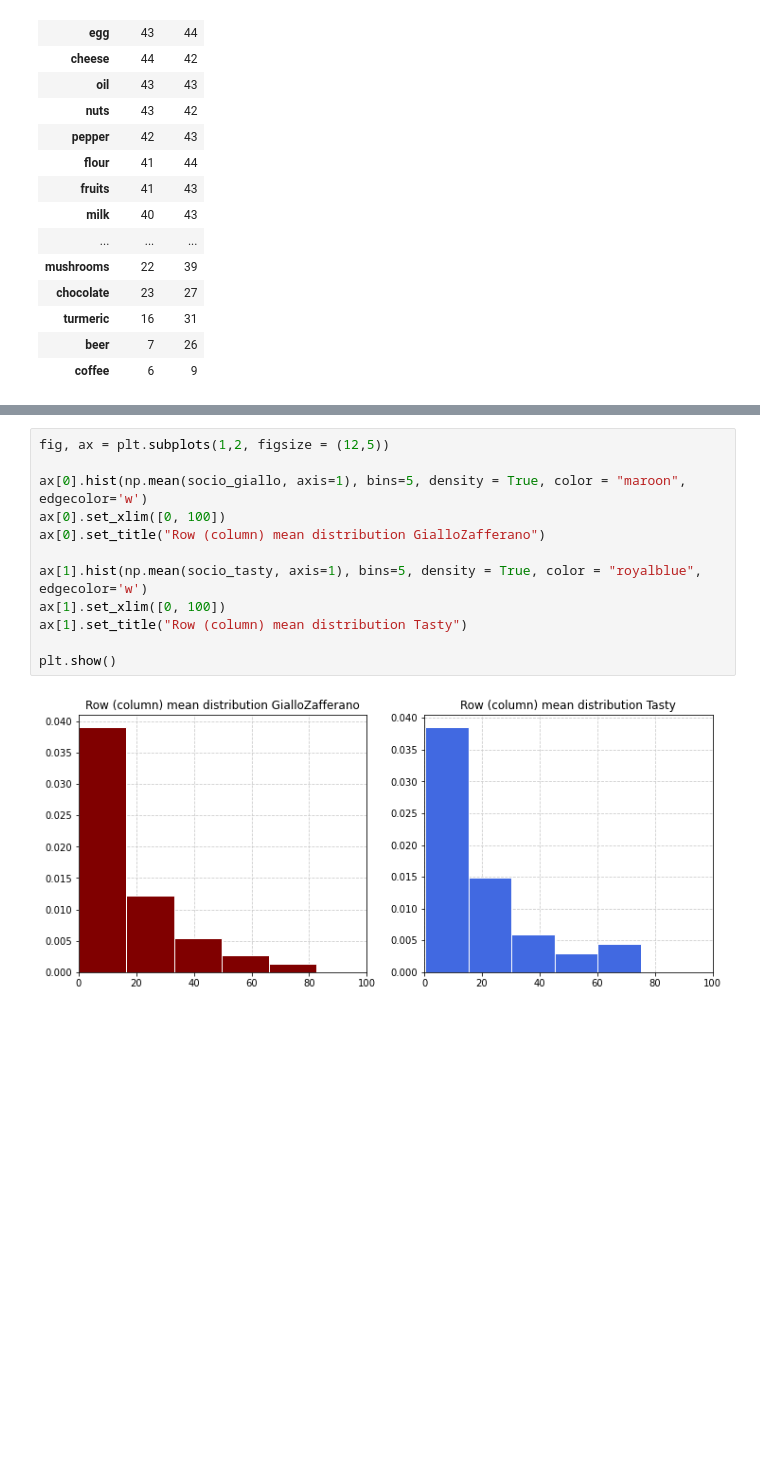
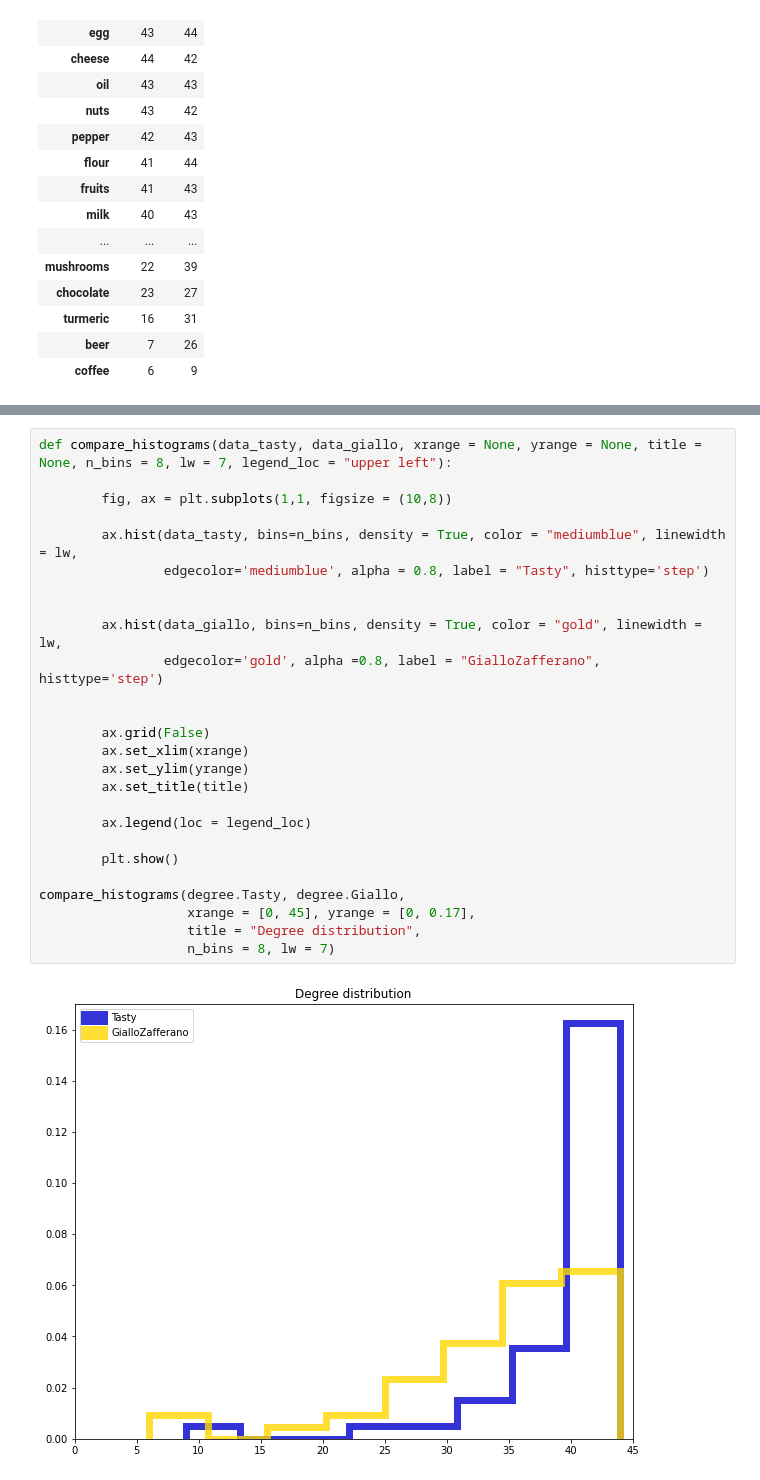
Before and after one commit to emabuell/high_dimensional_statistics_project, a Jupyter notebook: Sociomatrix_FOOD_2.ipynb, the cells around one changed output, grey strips where cells are left out. Saved outputs shown, nothing was run; the diff lists cells and outputs as text; blank space fills up the shorter version.

```diff
--- a/Sociomatrix_FOOD_2.ipynb
+++ b/Sociomatrix_FOOD_2.ipynb
@@ -333,14 +314,28 @@ plt.show()
-# %%
-fig, ax = plt.subplots(1,2, figsize = (12,5))
-
-ax[0].hist(np.mean(socio_giallo, axis=1), bins=5, density = True, color = "maroon", edgecolor='w')
-ax[0].set_xlim([0, 100])
-ax[0].set_title("Row (column) mean distribution GialloZafferano")
-
-ax[1].hist(np.mean(socio_tasty, axis=1), bins=5, density = True, color = "royalblue", edgecolor='w')
-ax[1].set_xlim([0, 100])
-ax[1].set_title("Row (column) mean distribution Tasty")
-
-plt.show()
-# %% [output]
-[figure, removed]
+# %%
+def compare_histograms(data_tasty, data_giallo, xrange = None, yrange = None, title = None, n_bins = 8, lw = 7, legend_loc = "upper left"):
+
+        fig, ax = plt.subplots(1,1, figsize = (10,8))
+
+        ax.hist(data_tasty, bins=n_bins, density = True, color = "mediumblue", linewidth = lw,
+                edgecolor='mediumblue', alpha = 0.8, label = "Tasty", histtype='step')
+
+
+        ax.hist(data_giallo, bins=n_bins, density = True, color = "gold", linewidth = lw,
+                edgecolor='gold', alpha =0.8, label = "GialloZafferano", histtype='step')
+
+
+        ax.grid(False)
+        ax.set_xlim(xrange)
+        ax.set_ylim(yrange)
+        ax.set_title(title)
+
+        ax.legend(loc = legend_loc)
+
+        plt.show()
+
+compare_histograms(degree.Tasty, degree.Giallo,
+                   xrange = [0, 45], yrange = [0, 0.17],
+                   title = "Degree distribution",
+                   n_bins = 8, lw = 7)
+# %% [output]
+[figure, added]
```
Also changed, not shown: parts of 7 cells of this notebook.
